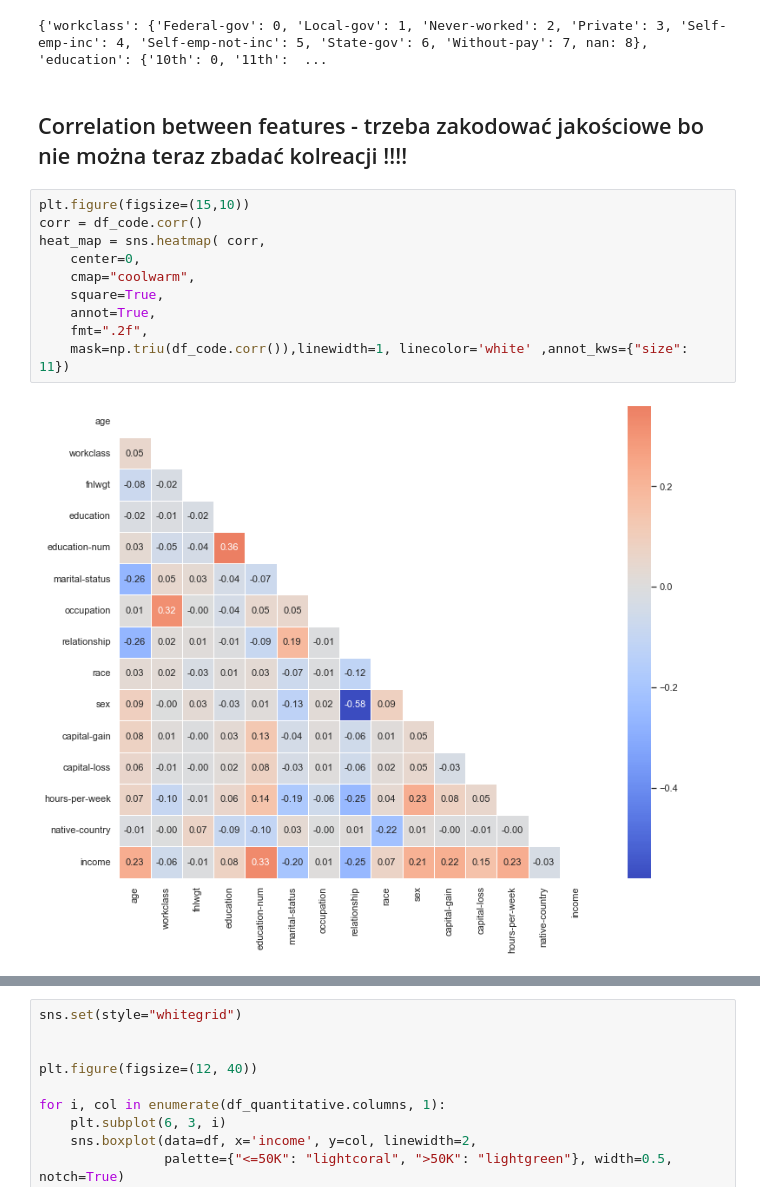
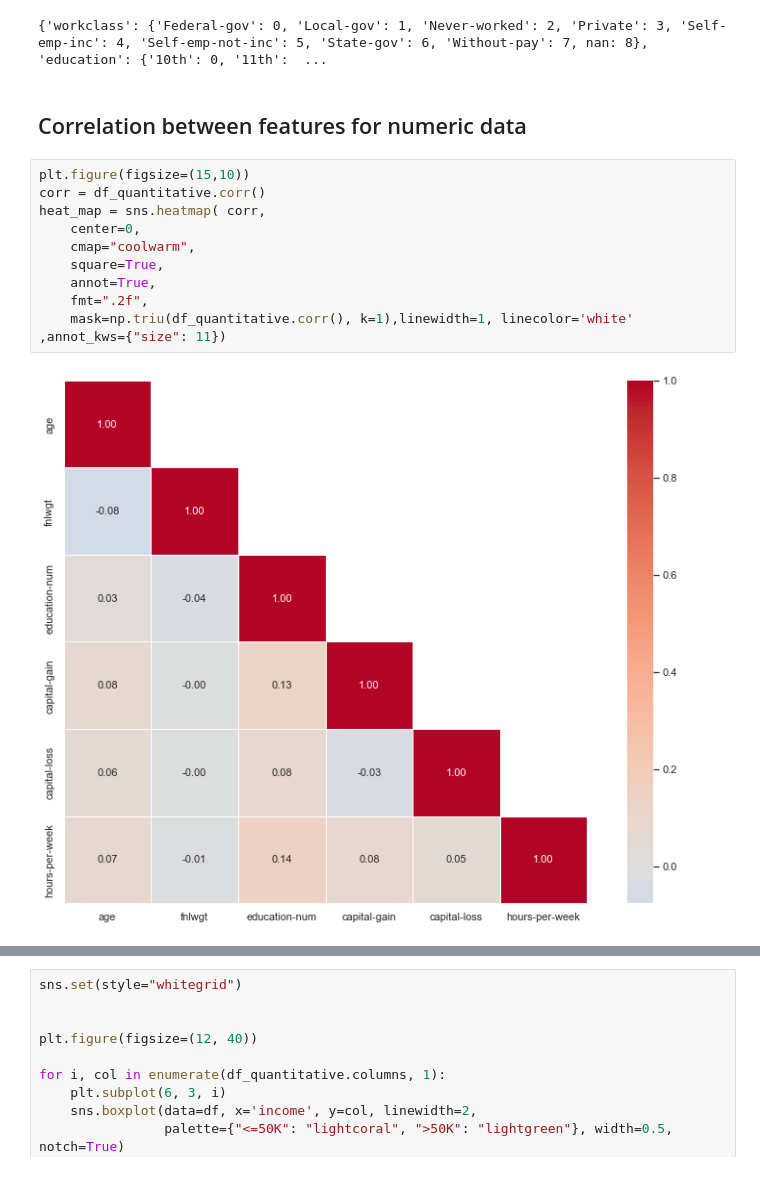
Before and after one commit to Paulina-Iwach/Data_Mining_Project, a Jupyter notebook: Project1.ipynb, the cells around one changed output, grey strips where cells are left out. Drawn from its saved outputs; the diff is of its cells as text.

```diff
--- a/Project1.ipynb
+++ b/Project1.ipynb
@@ -242,16 +246,16 @@ print(legend)
 # %% [output]
 {'workclass': {'Federal-gov': 0, 'Local-gov': 1, 'Never-worked': 2, 'Private': 3, 'Self-emp-inc': 4, 'Self-emp-not-inc': 5, 'State-gov': 6, 'Without-pay': 7, nan: 8}, 'education': {'10th': 0, '11th':  ...
 # %% [markdown]
-## Correlation between features - trzeba zakodować jakościowe bo nie można teraz zbadać kolreacji !!!!
+## Correlation between features for numeric data
 # %%
 plt.figure(figsize=(15,10))
-corr = df_code.corr()
+corr = df_quantitative.corr()
 heat_map = sns.heatmap( corr,
     center=0,
     cmap="coolwarm",
     square=True,
     annot=True,
     fmt=".2f",
-    mask=np.triu(df_code.corr()),linewidth=1, linecolor='white' ,annot_kws={"size": 11})
+    mask=np.triu(df_quantitative.corr(), k=1),linewidth=1, linecolor='white' ,annot_kws={"size": 11})
 # %% [output]
-[figure, old version]
+[figure, new version]
```
Also changed, not shown: parts of 46 cells of this notebook, 1 other file.
